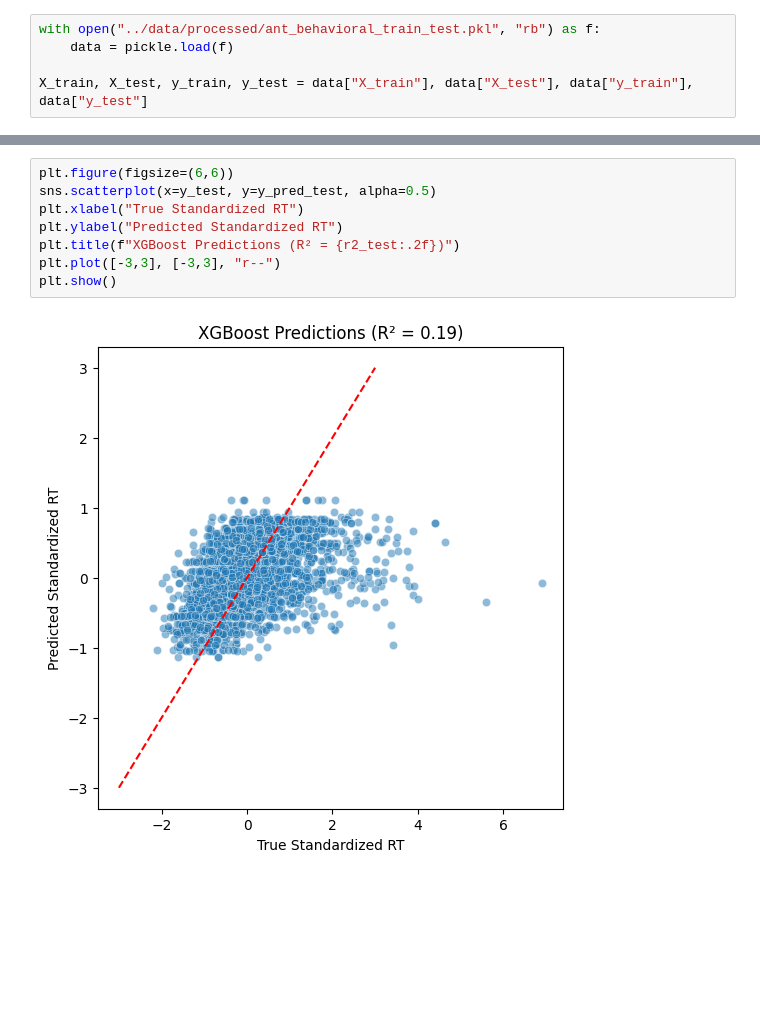
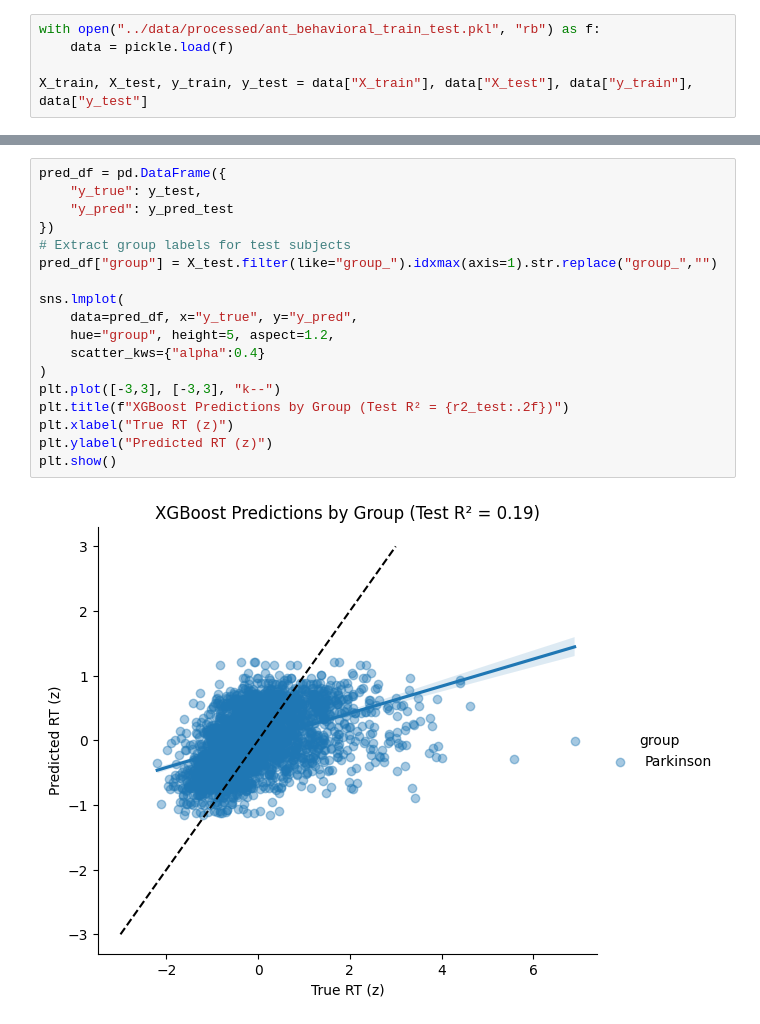
Before and after one commit to k4v1t/psych-ml-prl, a Jupyter notebook: notebooks/05_model_xgboost.ipynb, the cells around one changed output, grey strips where cells are left out. Saved outputs shown, nothing was run; the diff lists cells and outputs as text; blank space fills up the shorter version.

```diff
--- a/notebooks/05_model_xgboost.ipynb
+++ b/notebooks/05_model_xgboost.ipynb
@@ -77,10 +73,20 @@ Passing `palette` without assigning `hue` is deprecated and will be removed in v
 # %%
-plt.figure(figsize=(6,6))
-sns.scatterplot(x=y_test, y=y_pred_test, alpha=0.5)
-plt.xlabel("True Standardized RT")
-plt.ylabel("Predicted Standardized RT")
-plt.title(f"XGBoost Predictions (R² = {r2_test:.2f})")
-plt.plot([-3,3], [-3,3], "r--")
+pred_df = pd.DataFrame({
+    "y_true": y_test,
+    "y_pred": y_pred_test
+})
+# Extract group labels for test subjects
+pred_df["group"] = X_test.filter(like="group_").idxmax(axis=1).str.replace("group_","")
+
+sns.lmplot(
+    data=pred_df, x="y_true", y="y_pred",
+    hue="group", height=5, aspect=1.2,
+    scatter_kws={"alpha":0.4}
+)
+plt.plot([-3,3], [-3,3], "k--")
+plt.title(f"XGBoost Predictions by Group (Test R² = {r2_test:.2f})")
+plt.xlabel("True RT (z)")
+plt.ylabel("Predicted RT (z)")
 plt.show()
 # %% [output]
-[figure, old version]
+[figure, new version]
```
Also changed, not shown: parts of 2 cells of this notebook, 1 other file.
